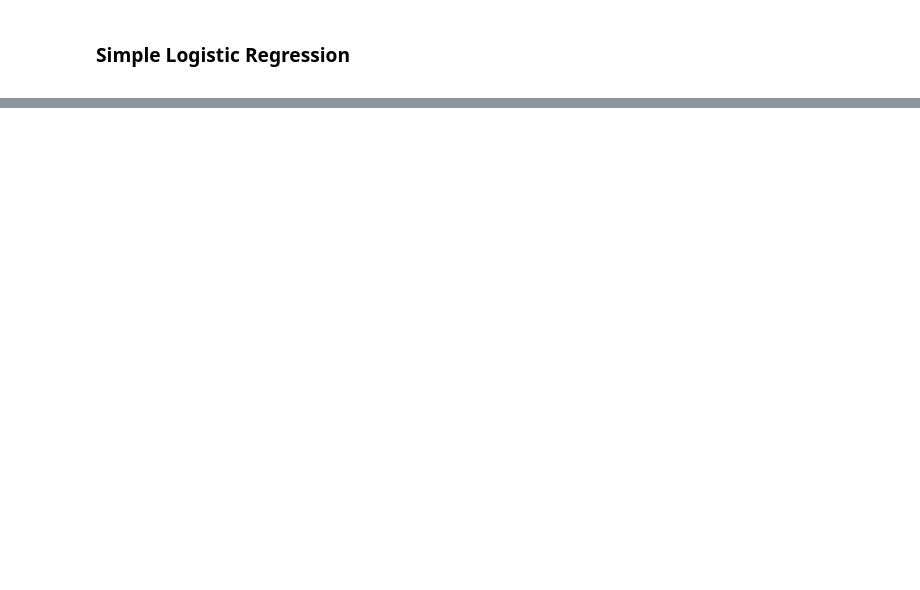
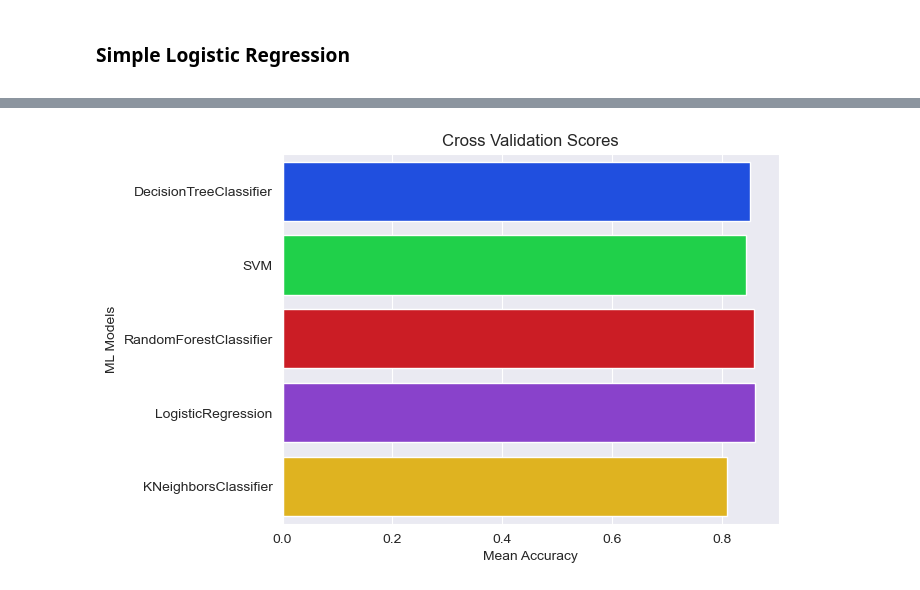
Before and after one commit to yasinsametkaraca/titanic-eda-prediction, a Jupyter notebook: titanic-predicton-exploratory-data-analysis-eda.ipynb, the cells around one changed output, grey strips where cells are left out. Saved outputs shown, nothing was run; the diff lists cells and outputs as text; code cells hidden in the pictures; blank space fills up the shorter version.

```diff
--- a/titanic-predicton-exploratory-data-analysis-eda.ipynb
+++ b/titanic-predicton-exploratory-data-analysis-eda.ipynb
@@ -926,0 +1109,3 @@ print("Validation Accuracy: % {}".format(acc_log_val))
+# %%
+logistic_regression_param_grid = {"C": np.logspace(-3, 3, 7),
+                                  "penalty": ["l1", "l2"]}
@@ -926,0 +1116,4 @@ print("Validation Accuracy: % {}".format(acc_log_val))
+# %%
+knn_param_grid = {"n_neighbors": np.linspace(1, 19, 10, dtype=int).tolist(),
+                  "weights": ["uniform", "distance"],
+                  "metric": ["euclidean", "manhattan"]}
@@ -926,0 +1124,21 @@ print("Validation Accuracy: % {}".format(acc_log_val))
+# %%
+classifier_param = [decision_tree_param_grid,
+                    svc_param_grid,
+                    random_forest_param_grid,
+                    logistic_regression_param_grid,
+                    knn_param_grid]
+# %%
+cross_val_result = []  # Cross validation result. We will append the results of the cross validation to this list.
+best_estimators = []  # Best estimators. We will append the best estimators to this list.
+
+for i in range(len(classifier)):  # For each classifier.
+    clf = GridSearchCV(classifier[i](),  # Grid search cross validation.
+                       param_grid=classifier_param[i],  # Parameters.
+                       cv=StratifiedKFold(n_splits=10),  # Cross validation with 10 splits.
+                       scoring="accuracy",  # Accuracy is the metric.
+                       n_jobs=-1,  # Using all processors.
+                       verbose=1)  # Showing the results.
+    clf.fit(X_train, y_train)  # Training the model.
+    cross_val_result.append(clf.best_score_)  # Appending the best score to the cross_val_result list.
+    best_estimators.append(clf.best_estimator_)  # Appending the best estimator to the best_estimators list.
+    print(cross_val_result[i])
@@ -926,0 +1156,19 @@ print("Validation Accuracy: % {}".format(acc_log_val))
+# %%
+cross_val_results = pd.DataFrame({
+    "Cross Validation Means": cross_val_result,
+    "ML Models": [
+        "DecisionTreeClassifier",
+        "SVM",
+        "RandomForestClassifier",
+        "LogisticRegression",
+        "KNeighborsClassifier"
+    ]
+})
+
+g = sns.barplot(x="Cross Validation Means", y="ML Models", data=cross_val_results)
+g.set_xlabel("Mean Accuracy")
+g.set_title("Cross Validation Scores")
+
+plt.show()
+# %% [output]
+[figure, added]
```
Also changed, not shown: parts of 41 cells of this notebook, 1 other file.
